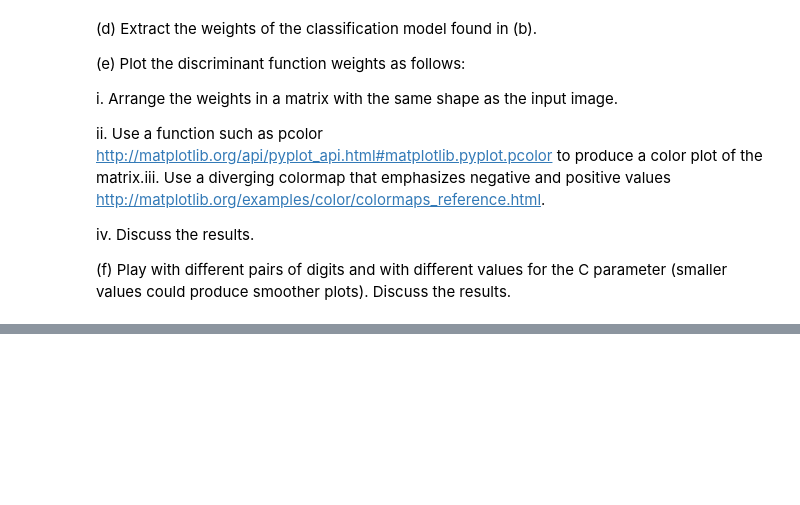
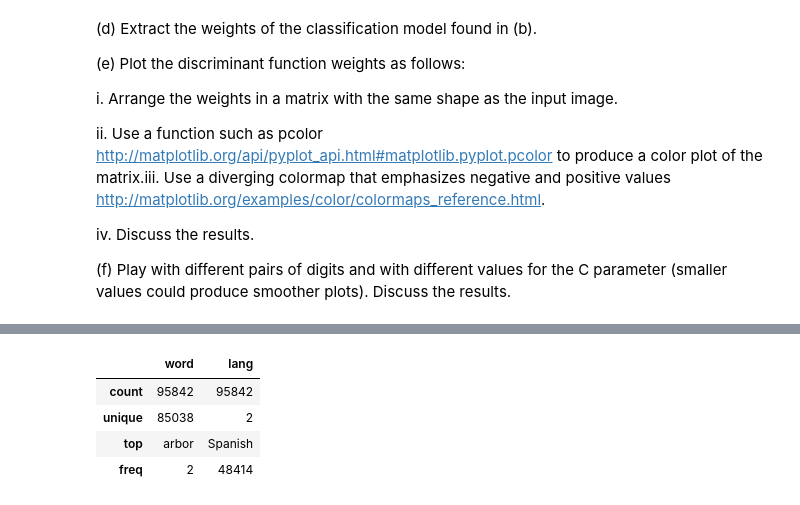
Before and after one commit to ingJSNA/machineLearning2018, a Jupyter notebook: ml-assign3-jsnavarroa.ipynb, the cells around one changed output, grey strips where cells are left out. Saved outputs shown, nothing was run; the diff lists cells and outputs as text; code cells hidden in the pictures; blank space fills up the shorter version.

```diff
--- a/ml-assign3-jsnavarroa.ipynb
+++ b/ml-assign3-jsnavarroa.ipynb
@@ -127,0 +131,60 @@ values could produce smoother plots). Discuss the results.
+# %%
+import os
+import urllib
+import pandas as pd
+
+def downloadTxtFile(url, filename):
+
+    path = "./data/"+str(filename)
+
+    if os.path.isfile(path):
+        # Load downloaded files
+        data = open(path).read()
+
+    else:
+        # Load from URL and save to file
+        with urllib.request.urlopen(url) as response:
+            data = response.read().decode()
+            file = open(path, "w")
+            file.write(data)
+            file.close()
+
+    df = pd.read_csv(path, sep=" ", header=None)
+
+    return df
+
+
+# From https://github.com/hermitdave/FrequencyWords
+en_url = "https://raw.githubusercontent.com/hermitdave/FrequencyWords/master/content/2016/en/en_50k.txt"
+en_file = "en_50k.txt"
+es_url = "https://raw.githubusercontent.com/hermitdave/FrequencyWords/master/content/2016/es/es_50k.txt"
+es_file = "es_50k.txt"
+
+en_df = downloadTxtFile(en_url, en_file)
+en_df['lang'] = "English"
+
+es_df = downloadTxtFile(es_url, es_file)
+es_df['lang'] = "Spanish"
+
+words = en_df.append(es_df)
+words.reset_index(drop=True)
+
+words.columns = ['word', 'occurrences', 'lang']
+words.drop('occurrences', axis=1, inplace=True)
+words.dropna(axis=0, how='any', inplace=True)
+
+# Drop words with less than 4 characters
+words = words.loc[words['word'].str.len() >= 4]
+
+# Ignore accents
+
+
+words.to_csv("./data/words.csv")
+
+words.describe(include="all")
+# %% [output]
+|  | word | lang |
+| count | 95842 | 95842 |
+| unique | 85038 | 2 |
+| top | arbor | Spanish |
+| freq | 2 | 48414 |
```
Also changed, not shown: parts of 9 cells of this notebook, 1 other file.
